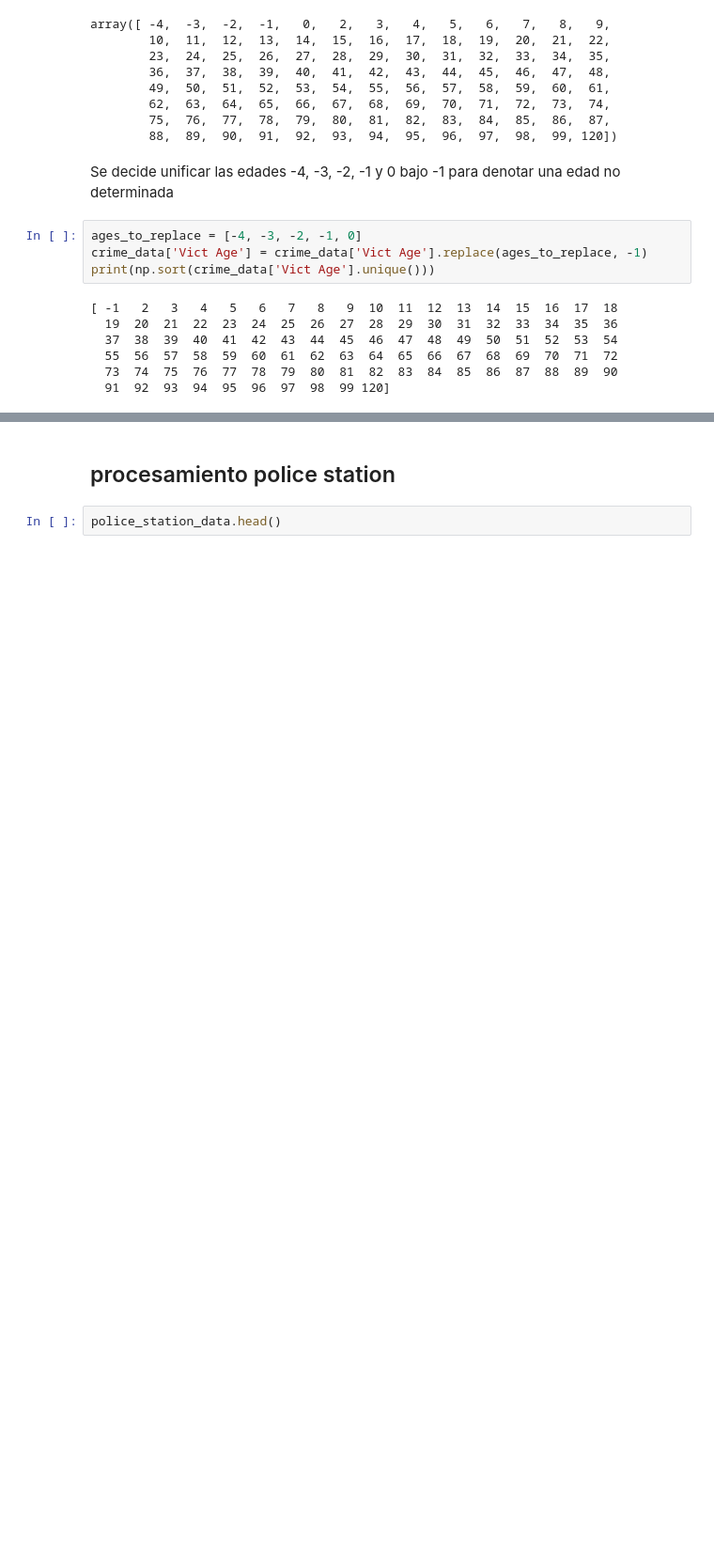
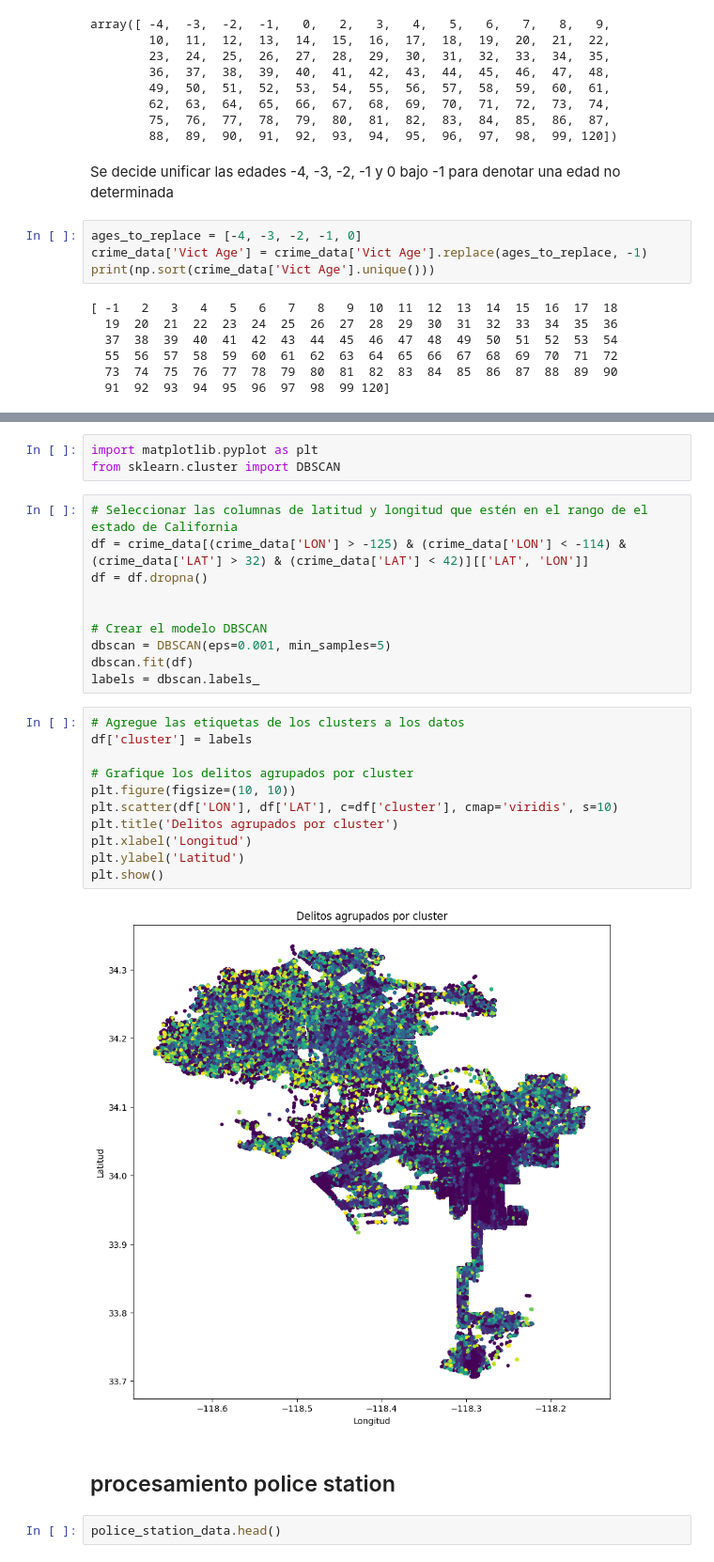
Before and after one commit to Pepebeats-flp/Tareas-ICD, a Jupyter notebook: Tarea 4/DBSCAN.ipynb, the cells around one changed output, grey strips where cells are left out. Shown at 94% size. Cells and saved outputs as stored; diff of their text form; blank space fills up the shorter version.

```diff
--- a/Tarea 4/DBSCAN.ipynb
+++ b/Tarea 4/DBSCAN.ipynb
@@ -909,3 +962,29 @@ Name: Vict Age, Length: 100, dtype: int64
+# %%
+import matplotlib.pyplot as plt
+from sklearn.cluster import DBSCAN
+# %%
+# Seleccionar las columnas de latitud y longitud que estén en el rango de el estado de California
+df = crime_data[(crime_data['LON'] > -125) & (crime_data['LON'] < -114) & (crime_data['LAT'] > 32) & (crime_data['LAT'] < 42)][['LAT', 'LON']]
+df = df.dropna()
+
+
+# Crear el modelo DBSCAN
+dbscan = DBSCAN(eps=0.001, min_samples=5)
+dbscan.fit(df)
+labels = dbscan.labels_
+# %%
+# Agregue las etiquetas de los clusters a los datos
+df['cluster'] = labels
+
+# Grafique los delitos agrupados por cluster
+plt.figure(figsize=(10, 10))
+plt.scatter(df['LON'], df['LAT'], c=df['cluster'], cmap='viridis', s=10)
+plt.title('Delitos agrupados por cluster')
+plt.xlabel('Longitud')
+plt.ylabel('Latitud')
+plt.show()
+# %% [output]
+[figure, added]
 # %% [markdown]
 ## procesamiento police station
 # %%
```
Also changed, not shown: parts of 25 cells of this notebook, 3 other files.
